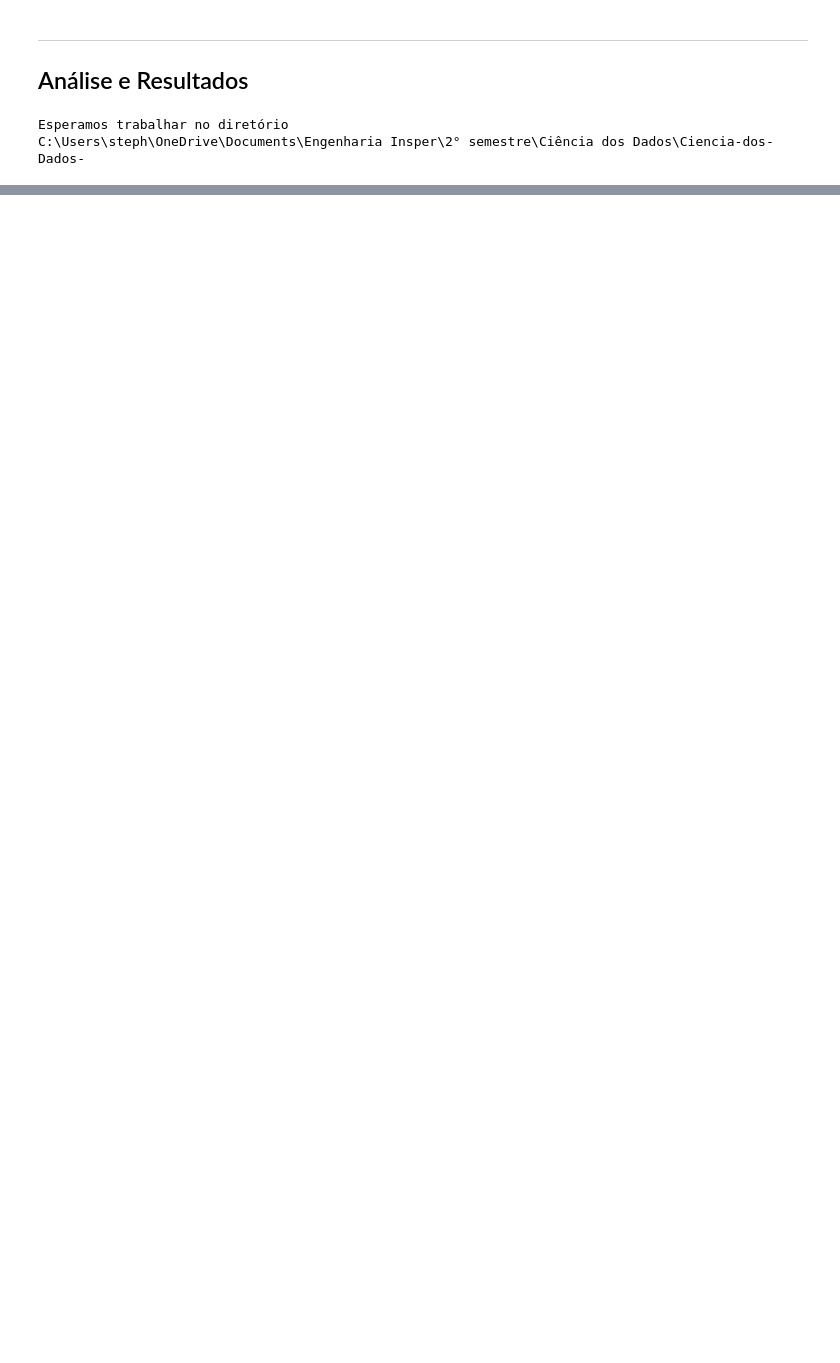
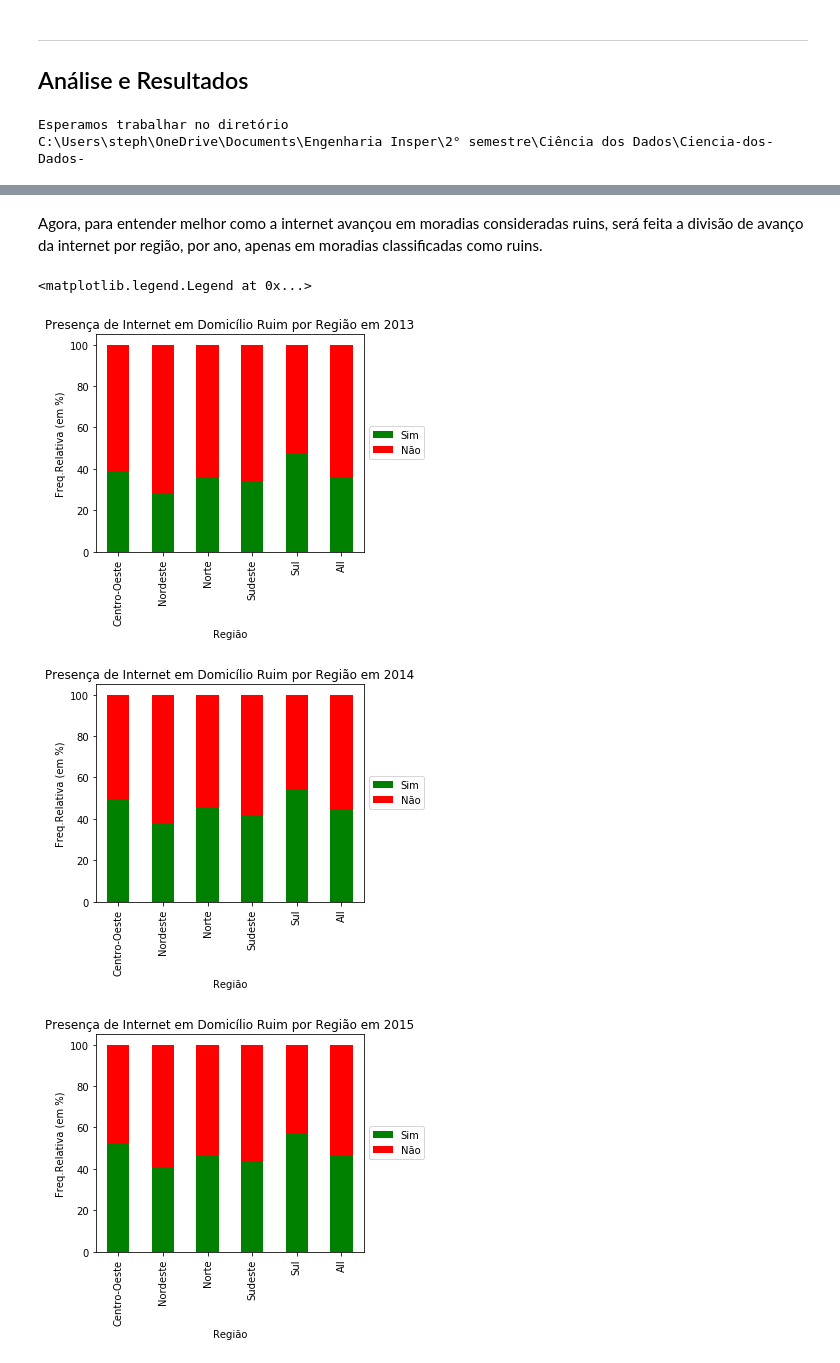
Before and after one commit to stephaniewm/Ciencia-dos-Dados-, a Jupyter notebook: Projeto1.ipynb, the cells around one changed output, grey strips where cells are left out. Drawn from its saved outputs; the diff is of its cells as text; code cells hidden in the pictures; blank space fills up the shorter version.

```diff
--- a/Projeto1.ipynb
+++ b/Projeto1.ipynb
@@ -355,0 +628,41 @@ Descreva aqui suas conclusões!
+# %% [markdown]
+Agora, para entender melhor como a internet avançou em moradias consideradas ruins, será feita a divisão de avanço da internet por região, por ano, apenas em moradias classificadas como ruins.
+# %%
+"""Crosstab de regiao por internet para domicílios ruins"""
+
+ruimintregiao13=(pd.crosstab(data13.Região[data13.Nível=='Ruim'], data13.InternetDomicílio[data13.Nível=='Ruim'], margins=True,  rownames=['Região'], colnames=['Situação Internet'], normalize='index')*100).round(decimals=1)
+ruimintregiao14=(pd.crosstab(data14.Região[data14.Nível=='Ruim'], data14.InternetDomicílio[data14.Nível=='Ruim'], margins=True,  rownames=['Região'], colnames=['Situação Internet'], normalize='index')*100).round(decimals=1)
+ruimintregiao15=(pd.crosstab(data15.Região[data15.Nível=='Ruim'], data15.InternetDomicílio[data15.Nível=='Ruim'], margins=True,  rownames=['Região'], colnames=['Situação Internet'], normalize='index')*100).round(decimals=1)
+# %%
+plot = ruimintregiao13.plot(kind='bar', stacked=True,title='Presença de Internet em Domicílio Ruim por Região em 2013', color=('g', 'r'))
+plt.ylabel('Freq.Relativa (em %)')
+
+ax = plt.subplot(111)
+box = ax.get_position()
+ax.set_position([box.x0, box.y0, box.width * 0.8, box.height])
+ax.legend(loc='center left', bbox_to_anchor=(1, 0.5))
+
+plot = ruimintregiao14.plot(kind='bar', stacked=True,title='Presença de Internet em Domicílio Ruim por Região em 2014', color=('g', 'r'))
+plt.ylabel('Freq.Relativa (em %)')
+
+
+#Para legenda ficar fora do gráfico
+ax = plt.subplot(111)
+box = ax.get_position()
+ax.set_position([box.x0, box.y0, box.width * 0.8, box.height])
+ax.legend(loc='center left', bbox_to_anchor=(1, 0.5))
+
+
+plot = ruimintregiao15.plot(kind='bar', stacked=True,title='Presença de Internet em Domicílio Ruim por Região em 2015', color=('g', 'r'))
+plt.ylabel('Freq.Relativa (em %)')
+
+#Para legenda ficar fora do gráfico
+ax = plt.subplot(111)
+box = ax.get_position()
+ax.set_position([box.x0, box.y0, box.width * 0.8, box.height])
+ax.legend(loc='center left', bbox_to_anchor=(1, 0.5))
+# %% [output]
+<matplotlib.legend.Legend at 0x...>
+[figure, added]
+[figure, added]
+[figure, added]
```
Also changed, not shown: parts of 106 cells of this notebook.
